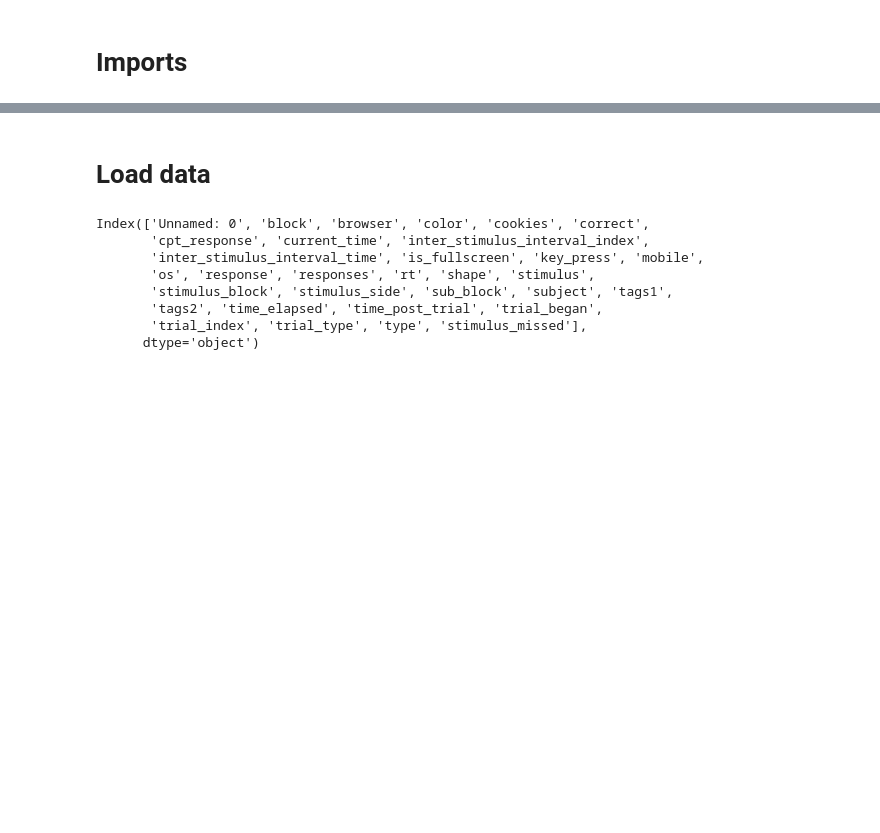
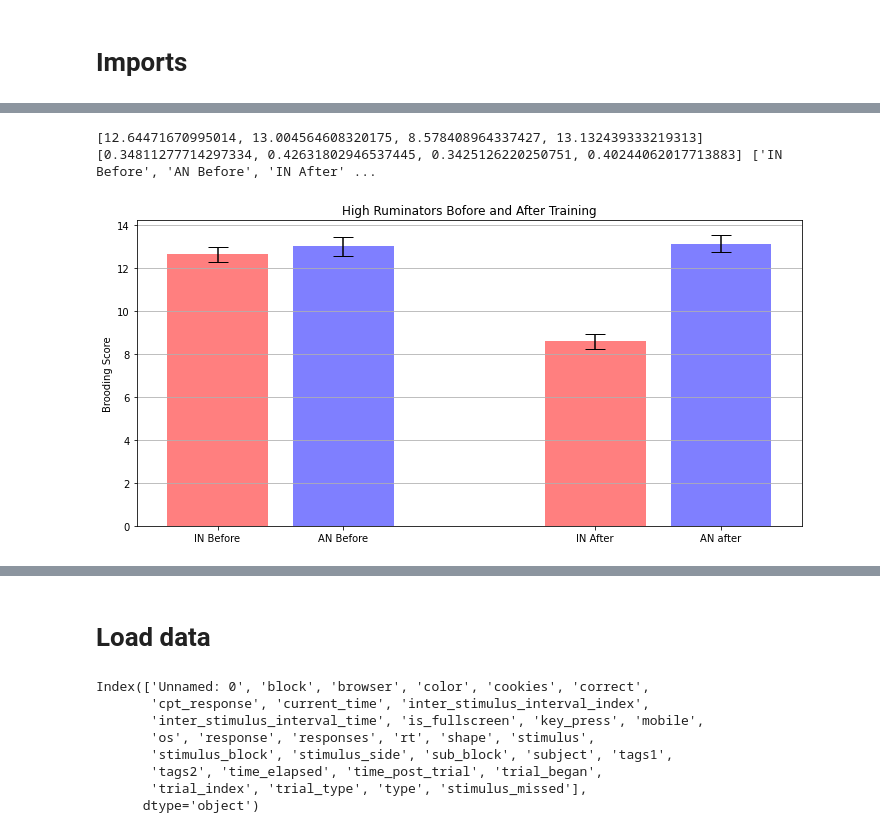
Before and after one commit to ConsciousLab/CptRmsAnalysis, a Jupyter notebook: main.ipynb, the cells around one changed output, grey strips where cells are left out. Cells and saved outputs as stored; diff of their text form; code cells hidden in the pictures; blank space fills up the shorter version.

```diff
--- a/main.ipynb
+++ b/main.ipynb
@@ -12,0 +33,12 @@ import matplotlib.patches as mpatches
+# %%
+arr = []
+for i in range(120):
+    in_before = np.random.uniform(12, 13.2)
+    an_before = np.random.uniform(12.3, 13.9)
+    in_after = np.random.uniform(8, 9.2)
+    an_after = np.random.uniform(12.5, 13.9)
+    arr.append([in_before, an_before, in_after, an_after])
+
+
+df2 = pd.DataFrame(arr, columns=['in_before', 'an_before', 'an_after', 'in_after'])
+df2
@@ -12,0 +59,23 @@ import matplotlib.patches as mpatches
+# %%
+means = df2.mean().tolist()
+stds = df2.std().tolist()
+options = ['IN Before', 'AN Before', 'IN After', 'AN after']
+x_pos = [1, 2, 4, 5]
+print(means, stds, options)
+# %% [output]
+[12.64471670995014, 13.004564608320175, 8.578408964337427, 13.132439333219313] [0.34811277714297334, 0.42631802946537445, 0.3425126220250751, 0.40244062017713883] ['IN Before', 'AN Before', 'IN After' ...
+# %%
+fig, ax = plt.subplots(figsize=(10, 5))
+ax.bar(x_pos, means, yerr=stds, align='center', alpha=0.5,  color=['red', 'blue', 'red', 'blue'], ecolor='black', capsize=10)
+ax.set_xticks(x_pos)
+ax.set_xticklabels(options)
+ax.set_ylabel('Brooding Score')
+ax.set_title('High Ruminators Bofore and After Training')
+ax.yaxis.grid(True)
+
+# Save the figure and show
+plt.tight_layout()
+plt.savefig('plot.png')
+plt.show()
+# %% [output]
+[figure, added]
```
Also changed, not shown: parts of 4 cells of this notebook, 1 other file.
